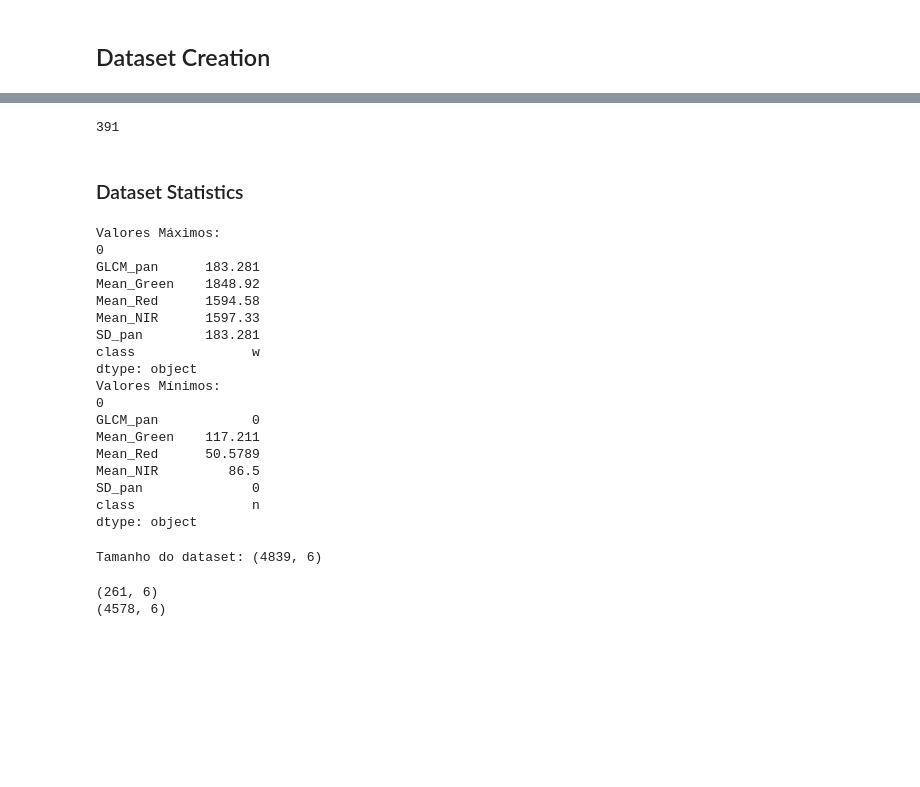
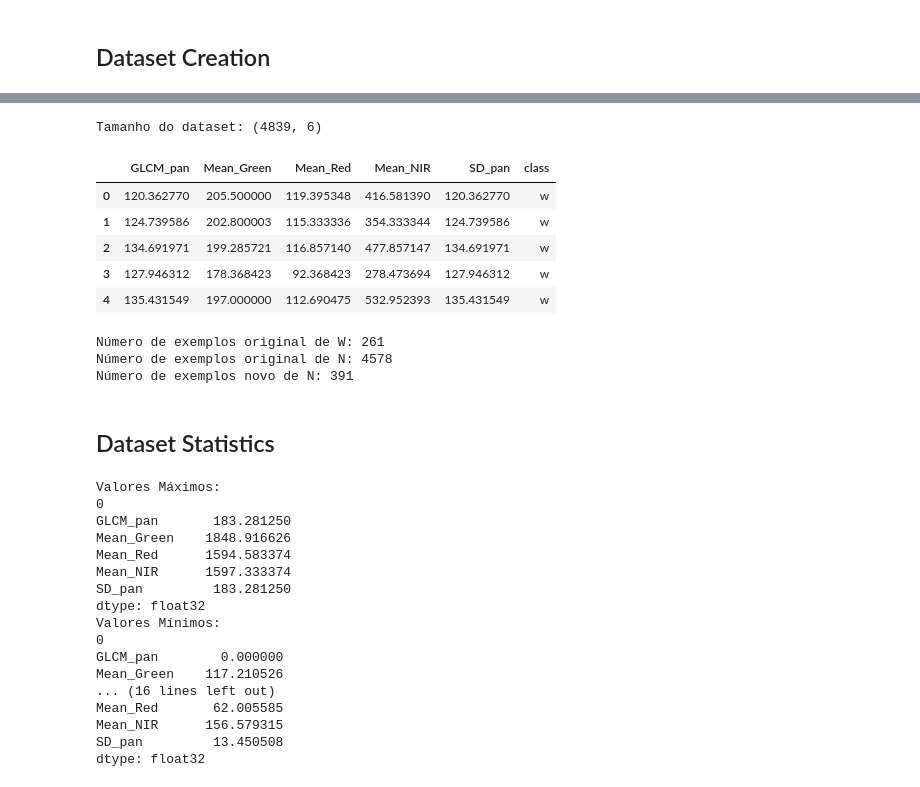
Before and after one commit to rafalencar1997/EP2_IA, a Jupyter notebook: datasets/DatasetProcess.ipynb, the cells around one changed output, grey strips where cells are left out. Saved outputs shown, nothing was run; the diff lists cells and outputs as text; code cells hidden in the pictures; blank space fills up the shorter version.

```diff
--- a/datasets/DatasetProcess.ipynb
+++ b/datasets/DatasetProcess.ipynb
@@ -72,51 +67,69 @@ print(Nshape)
+# %%
+# dfTrain = getDataframe("training.csv", 4) # Descomente essas linhas para gerar o dataset de treinamento
+# dfTest = getDataframe("testing.csv", 4)   # Descomente essas linhas para gerar o dataset de treinamento
+dfTrain = getDataframe("training.csv") # Descomente essas linhas para analisar os dados
+dfTest = getDataframe("testing.csv")   # Descomente essas linhas para analisar os dados
+df = pd.concat([dfTrain,dfTest])
+df = df[["GLCM_pan", "Mean_Green", "Mean_Red", "Mean_NIR", "SD_pan", "class"]]
+print("Tamanho do dataset:",df.shape)
+df.reset_index(drop=True, inplace=True)
+df.head(5)
+# %% [output]
+Tamanho do dataset: (4839, 6)
+|  | GLCM_pan | Mean_Green | Mean_Red | Mean_NIR | SD_pan | class |
+| 0 | 120.362770 | 205.500000 | 119.395348 | 416.581390 | 120.362770 | w |
+| 1 | 124.739586 | 202.800003 | 115.333336 | 354.333344 | 124.739586 | w |
+| 2 | 134.691971 | 199.285721 | 116.857140 | 477.857147 | 134.691971 | w |
+| 3 | 127.946312 | 178.368423 | 92.368423 | 278.473694 | 127.946312 | w |
+| 4 | 135.431549 | 197.000000 | 112.690475 | 532.952393 | 135.431549 | w |
 # %%
+Wshape = df[df['class']=='w'].shape[0]
+Nshape = df[df['class']=='n'].shape[0]
+print("Número de exemplos original de W: " + str(Wshape))
+print("Número de exemplos original de N: " + str(Nshape))
+
 fracN = 0.60
 N = (Wshape*fracN)/(1-fracN)
 frac = N/Nshape
 
 dfN = df[df['class']=='n'].sample(frac=frac)
-print(dfN.shape[0])
 dfExp = pd.concat([df[df['class']=='w'], dfN])
+print("Número de exemplos novo de N: " + str(int(N)))
+
 dfExp.to_csv("dataset.csv", header=False, index=False)
 # %% [output]
-391
+Número de exemplos original de W: 261
+Número de exemplos original de N: 4578
+Número de exemplos novo de N: 391
 # %% [markdown]
-### Dataset Statistics
+## Dataset Statistics
 # %%
 print("Valores Máximos:")
-print(df.max())
+print(df.max(numeric_only=True))
 print("Valores Mínimos:")
-print(df.min())
+print(df.min(numeric_only=True))
+print("Valores Médios:")
+print(df.mean(numeric_only=True))
+print("Valores Desvio:")
+print(df.std(numeric_only=True))
 # %% [output]
 Valores Máximos:
 0
-GLCM_pan      183.281
-Mean_Green    1848.92
-Mean_Red      1594.58
-Mean_NIR      1597.33
-SD_pan        183.281
-class               w
-dtype: object
+GLCM_pan       183.281250
+Mean_Green    1848.916626
+Mean_Red      1594.583374
+Mean_NIR      1597.333374
+SD_pan         183.281250
+dtype: float32
 Valores Mínimos:
 0
-GLCM_pan            0
-Mean_Green    117.211
-Mean_Red      50.5789
-Mean_NIR         86.5
-SD_pan              0
-class               n
-dtype: object
+GLCM_pan        0.000000
+Mean_Green    117.210526
+... (16 lines left out)
+Mean_Red       62.005585
+Mean_NIR      156.579315
+SD_pan         13.450508
+dtype: float32
-# %%
-print("Tamanho do dataset:",df.shape)
-# GLCM_pan, Mean_Green, Mean_Red, Mean_NIR, SD_pan, class
-# %% [output]
-Tamanho do dataset: (4839, 6)
-# %%
-print(df[df['class']=='w'].shape)
-print(df[df['class']=='n'].shape)
-# %% [output]
-(261, 6)
-(4578, 6)
 # %%
 plt.figure(figsize=(10,4))
 plt.hist(df['GLCM_pan'], bins=range(0,200,5), histtype='bar', ec='black', color='blue')
```
Also changed, not shown: parts of 13 cells of this notebook, 3 other files.
